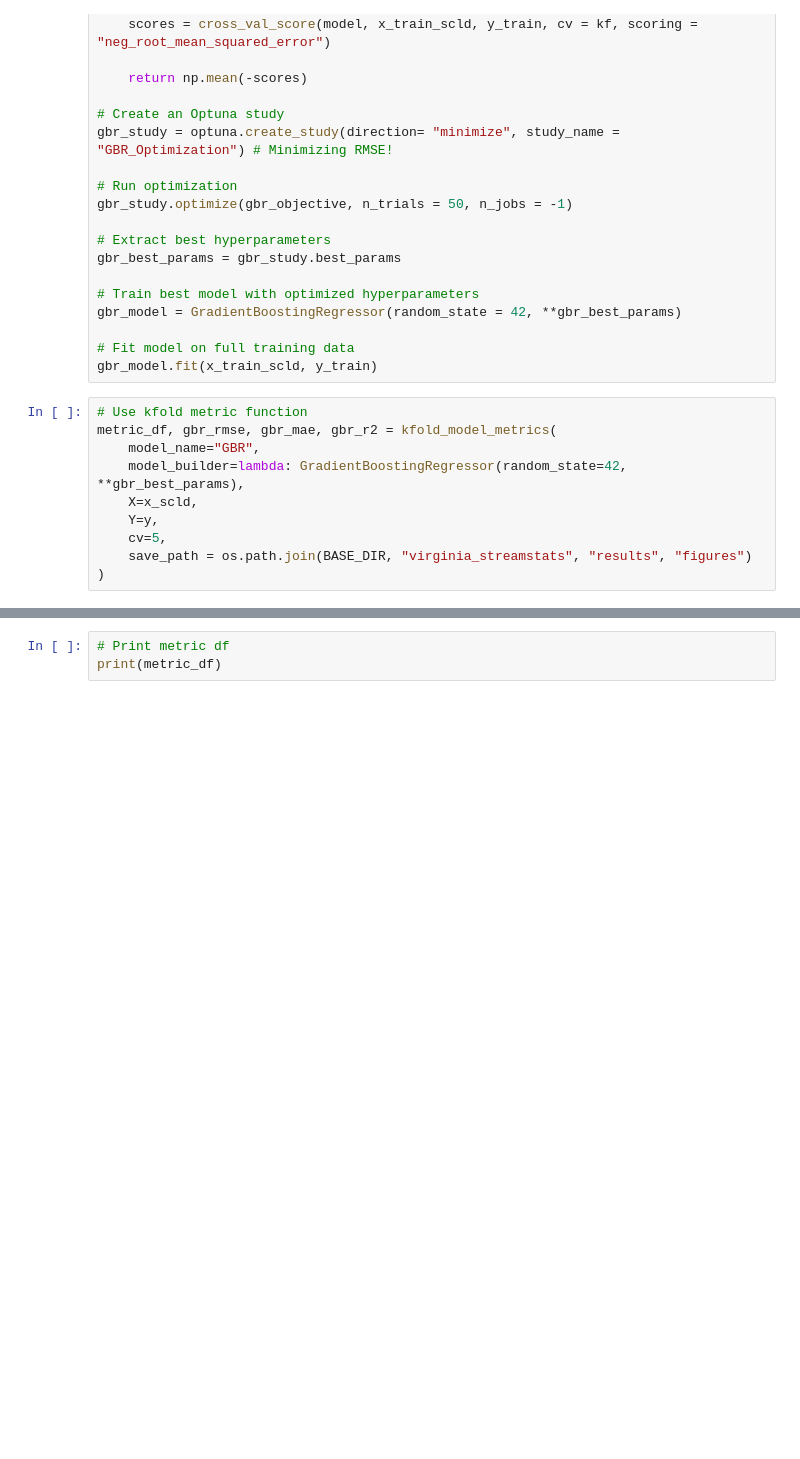
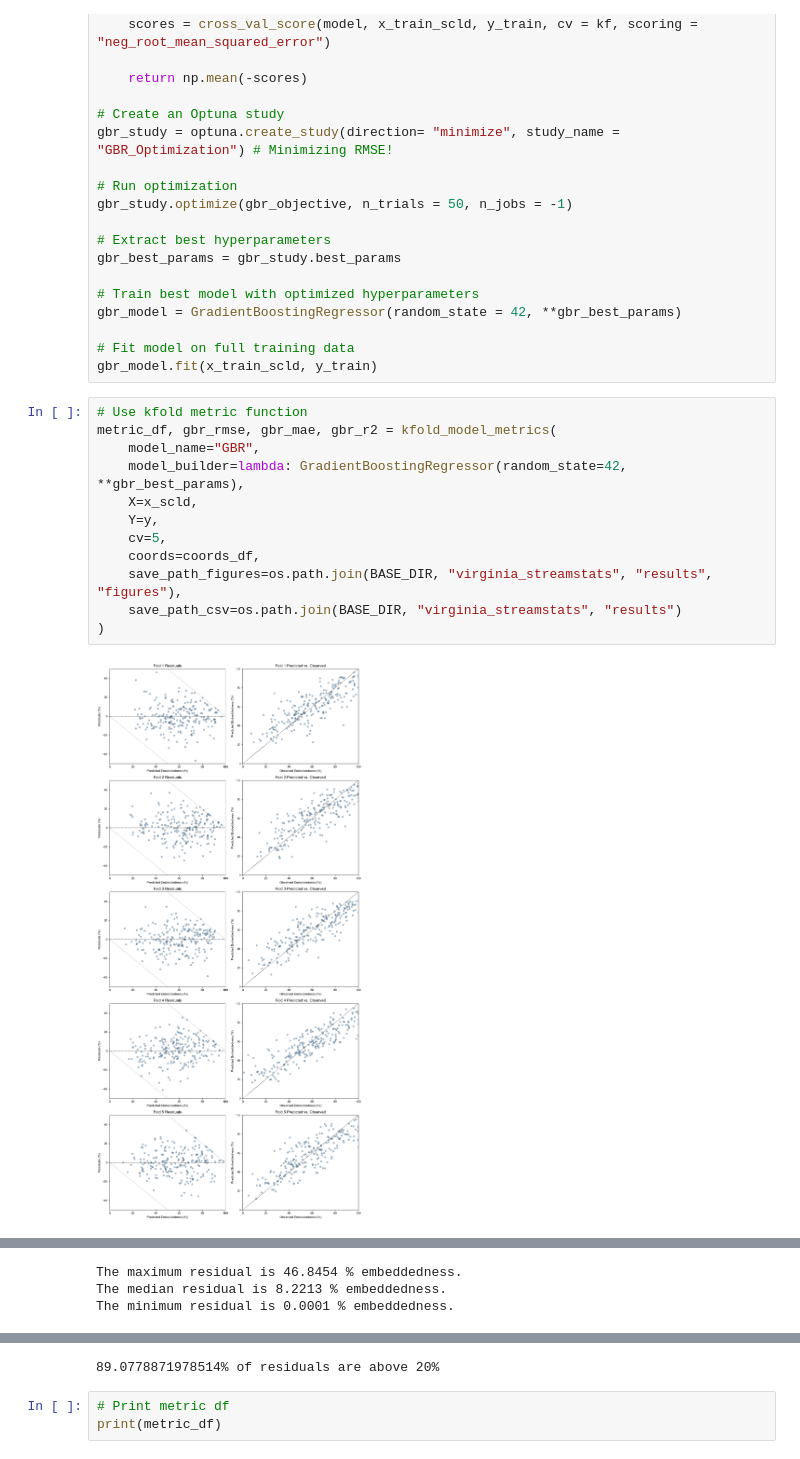
Before and after one commit to ReillyOare/Embeddedness_ML_XAI, a Jupyter notebook: virginia_streamstats/training/VADEQ_StreamStats_Model_Building.ipynb, the cells around one changed output, grey strips where cells are left out. Drawn from its saved outputs; the diff is of its cells as text; blank space fills up the shorter version.

```diff
--- a/virginia_streamstats/training/VADEQ_StreamStats_Model_Building.ipynb
+++ b/virginia_streamstats/training/VADEQ_StreamStats_Model_Building.ipynb
@@ -675,10 +788,14 @@ gbr_model.fit(x_train_scld, y_train)
 # %%
 # Use kfold metric function
 metric_df, gbr_rmse, gbr_mae, gbr_r2 = kfold_model_metrics(
     model_name="GBR",
     model_builder=lambda: GradientBoostingRegressor(random_state=42, **gbr_best_params),
     X=x_scld,
     Y=y,
     cv=5,
-    save_path = os.path.join(BASE_DIR, "virginia_streamstats", "results", "figures")
+    coords=coords_df,
+    save_path_figures=os.path.join(BASE_DIR, "virginia_streamstats", "results", "figures"),
+    save_path_csv=os.path.join(BASE_DIR, "virginia_streamstats", "results")
 )
+# %% [output]
+[figure, added]
@@ -684,0 +803,3 @@ metric_df, gbr_rmse, gbr_mae, gbr_r2 = kfold_model_metrics(
+The maximum residual is 46.8454 % embeddedness.
+The median residual is 8.2213 % embeddedness.
+The minimum residual is 0.0001 % embeddedness.
@@ -685,3 +807,4 @@ metric_df, gbr_rmse, gbr_mae, gbr_r2 = kfold_model_metrics(
+89.0778871978514% of residuals are above 20%
 # %%
 # Print metric df
 print(metric_df)
```
Also changed, not shown: parts of 15 cells of this notebook, 27 other files.
